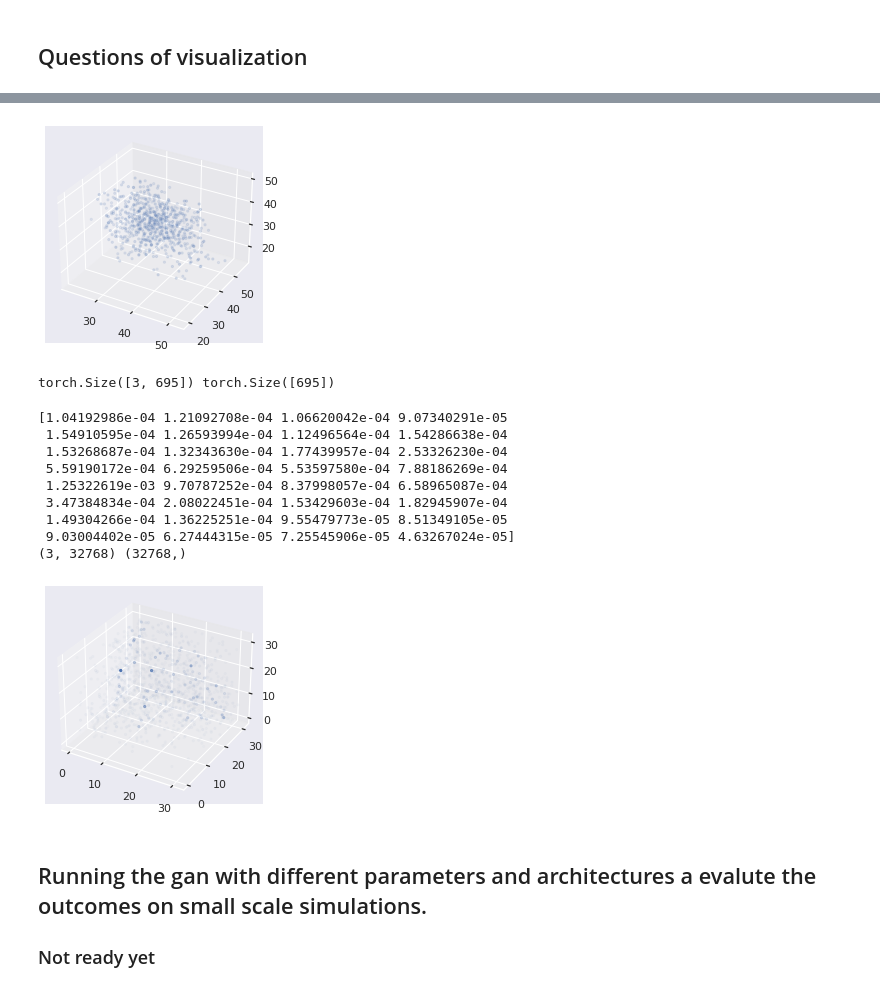
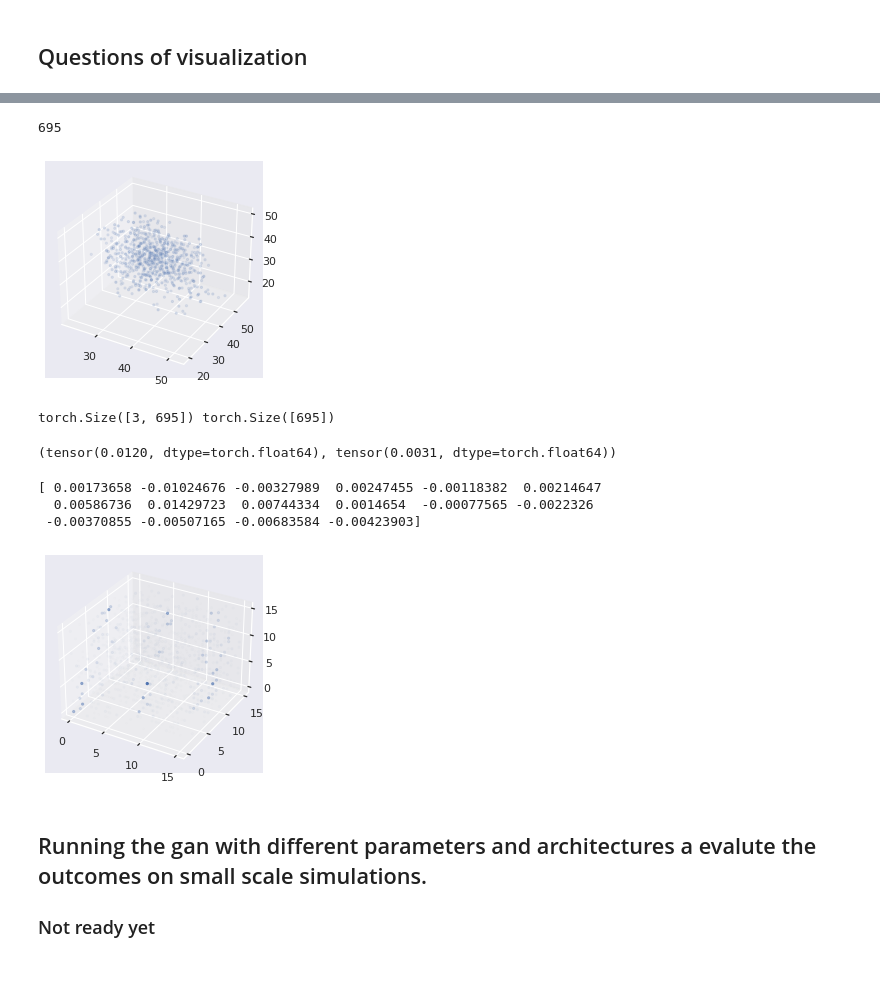
Before and after one commit to yamatteo/baryons, a Jupyter notebook: notebook.ipynb, the cells around one changed output, grey strips where cells are left out. Saved outputs shown, nothing was run; the diff lists cells and outputs as text; code cells hidden in the pictures.

```diff
--- a/notebook.ipynb
+++ b/notebook.ipynb
@@ -162,12 +162,13 @@ import matplotlib.pyplot as plt
 import seaborn as sns
 from mpl_toolkits.mplot3d import Axes3D
 
-sns.set(style = "darkgrid")
-pos = x.coalesce().indices()
-mass = x.coalesce().values()
-fig = plt.figure()
-ax = fig.add_subplot(111, projection='3d')
+len(x.coalesce().values())
+# sns.set(style = "darkgrid")
+# pos = x.coalesce().indices()
+# mass = x.coalesce().values()
+# fig = plt.figure()
+# ax = fig.add_subplot(111, projection='3d')
 
-ax.scatter(pos[0], pos[1], pos[2], marker=".", alpha=mass/10)
-plt.show()
+# ax.scatter(pos[0], pos[1], pos[2], marker=".", alpha=mass/10)
+# plt.show()
 # %% [output]
@@ -177,6 +178,8 @@ x = torch.load("data/TNG100-3_SNAP099_MASS1.00e+12_5.00e+12_NGASMIN500/nvoxel_64
 import matplotlib.pyplot as plt
 import seaborn as sns
 from mpl_toolkits.mplot3d import Axes3D
+
+print(len(x.coalesce().values()))
 
 sns.set(style = "darkgrid")
 pos = x.coalesce().indices()
@@ -188,44 +191,39 @@ ax.scatter(pos[0], pos[1], pos[2], marker=".", alpha=mass*20)
 plt.show()
 
 print(pos.shape, mass.shape)
+max(mass), min(mass)
 # %% [output]
+695
 [figure]
-torch.Size([3, 695]) torch.Size([695])
+torch.Size([3, 695]) torch.Size([695])
+(tensor(0.0120, dtype=torch.float64), tensor(0.0031, dtype=torch.float64))
 # %%
 from pathlib import Path
-s = torch.load(Path("runs") / "sample_035.npy")
-x = (s["rg"][26,0,:,:,:]).detach().cpu().numpy()
+s = torch.load(Path("runs") / "sample_590.npy")
+x = (s["pg"][8,0,:,:,:]).detach().cpu().numpy()
 
-# print(x)
-print(np.mean(x, axis=(0,1)))
+print(np.mean(x, axis=(0, 1)))
 import matplotlib.pyplot as plt
 import numpy as np
 import itertools
 
 l = len(x)
 sns.set(style = "darkgrid")
 pos = list(itertools.product(range(0, l), range(0, l), range(0, l)))
 mass = np.array([ x[p] for p in pos ])
 mass = np.maximum(mass, 0) / np.max(mass)
 pos = np.array(pos).T
-print(pos.shape, mass.shape)
 
 fig = plt.figure()
 ax = fig.add_subplot(111, projection='3d')
 
 ax.scatter(pos[0], pos[1], pos[2], marker=".", alpha=mass)
 plt.show()
 # %% [output]
-[1.04192986e-04 1.21092708e-04 1.06620042e-04 9.07340291e-05
- 1.54910595e-04 1.26593994e-04 1.12496564e-04 1.54286638e-04
- 1.53268687e-04 1.32343630e-04 1.77439957e-04 2.53326230e-04
- 5.59190172e-04 6.29259506e-04 5.53597580e-04 7.88186269e-04
- 1.25322619e-03 9.70787252e-04 8.37998057e-04 6.58965087e-04
- 3.47384834e-04 2.08022451e-04 1.53429603e-04 1.82945907e-04
- 1.49304266e-04 1.36225251e-04 9.55479773e-05 8.51349105e-05
- 9.03004402e-05 6.27444315e-05 7.25545906e-05 4.63267024e-05]
-(3, 32768) (32768,)
+[ 0.00173658 -0.01024676 -0.00327989  0.00247455 -0.00118382  0.00214647
+  0.00586736  0.01429723  0.00744334  0.0014654  -0.00077565 -0.0022326
+ -0.00370855 -0.00507165 -0.00683584 -0.00423903]
-[figure, old version]
+[figure, new version]
 # %% [markdown]
 ## Running the gan with different parameters and architectures a evalute the outcomes on small scale simulations.
 
```
Also changed, not shown: parts of 1 cell of this notebook, 11 other files.
